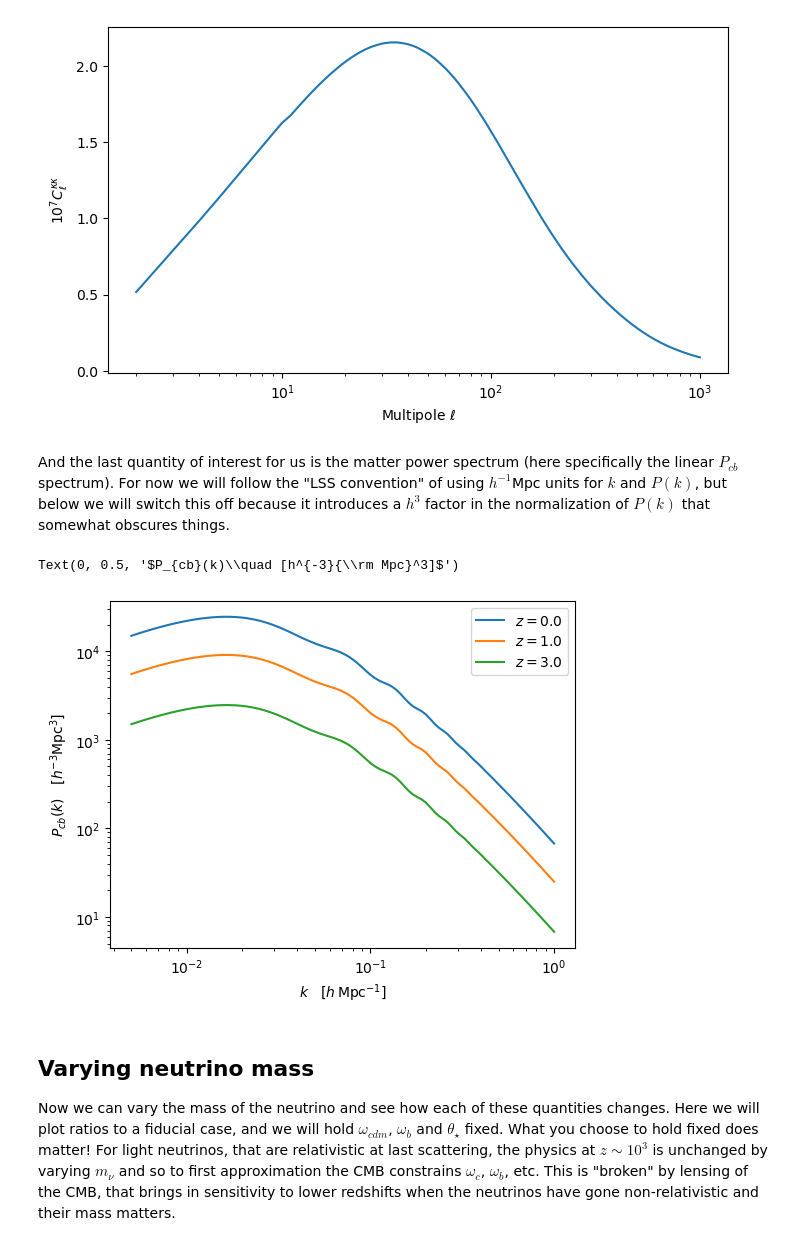
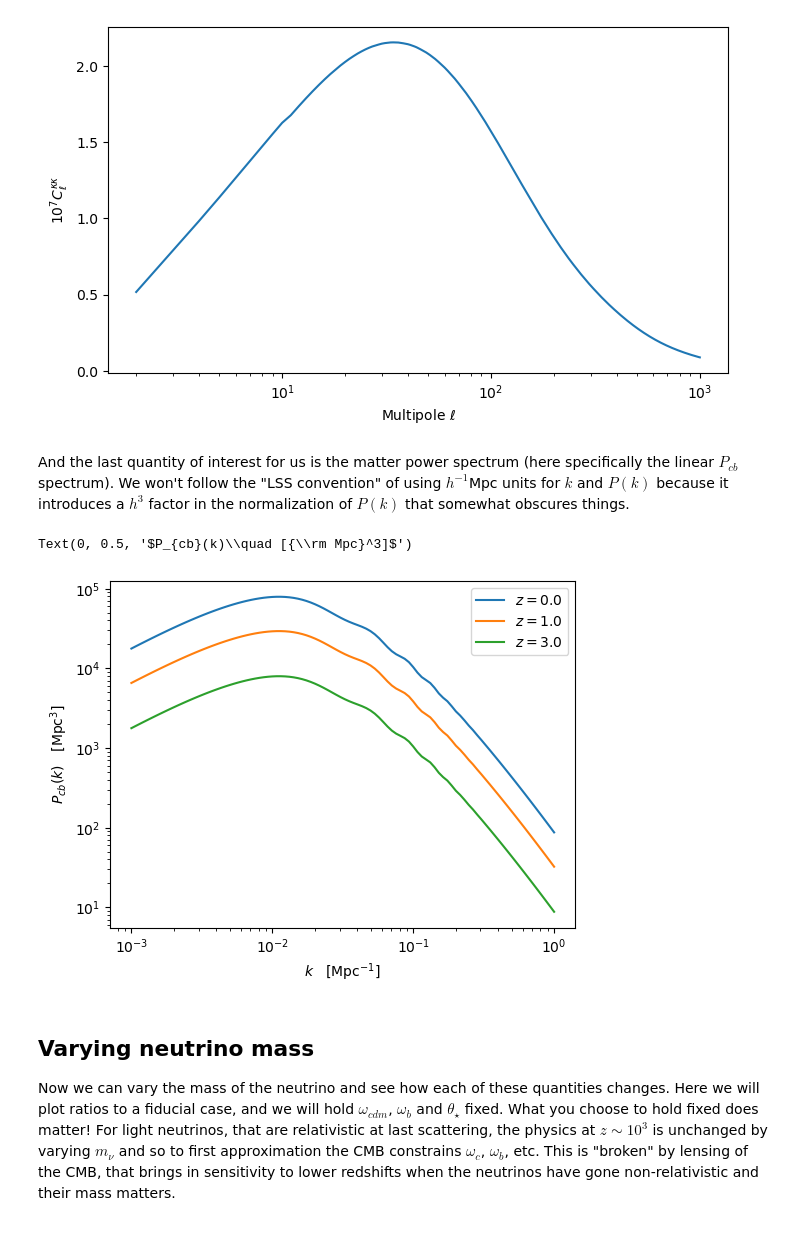
Before and after one commit to martinjameswhite/Notebooks, a Jupyter notebook: physics229/NeutrinoEffects.ipynb, the cells around one changed output. Saved outputs shown, nothing was run; the diff lists cells and outputs as text; code cells hidden in the pictures.

```diff
--- a/physics229/NeutrinoEffects.ipynb
+++ b/physics229/NeutrinoEffects.ipynb
@@ -116,44 +116,44 @@ ax.set_ylabel(r'$10^7 C_\ell^{\kappa\kappa}$')
 Text(0, 0.5, '$10^7 C_\\ell^{\\kappa\\kappa}$')
 [figure]
 # %% [markdown]
-And the last quantity of interest for us is the matter power spectrum (here specifically the linear $P_{cb}$ spectrum).  For now we will follow the "LSS convention" of using $h^{-1}$Mpc units for $k$ and $P(k)$, but below we will switch this off because it introduces a $h^3$ factor in the normalization of $P(k)$ that somewhat obscures things.
+And the last quantity of interest for us is the matter power spectrum (here specifically the linear $P_{cb}$ spectrum).  We won't follow the "LSS convention" of using $h^{-1}$Mpc units for $k$ and $P(k)$ because it introduces a $h^3$ factor in the normalization of $P(k)$ that somewhat obscures things.
 # %%
 # Here's an example plotting the cold dark matter + baryon spectrum
 # for a few different redshifts:
 pkparams = {
     'output': 'mPk',
     'P_k_max_h/Mpc': 5.,
     'z_pk': '0.0,10',
     'A_s': np.exp(3.040)*1e-10,
     'n_s': 0.96824,
     'h': 0.6770,
     'N_ur': 2.0328,
     'N_ncdm': 1,
     'm_ncdm': 0.06,
     'tau_reio': 0.0568,
     'omega_b': 0.022447,
     'omega_cdm': 0.11923}
 #
 pkclass = Class()
 pkclass.set(pkparams)
 pkclass.compute()
 #
-kk = np.geomspace(0.005,1.0,100)
+kk = np.geomspace(0.001,1.0,100)
 #
 fig,ax = plt.subplots(1,1,figsize=(6,4.5))
 for zz in [0.0,1.0,3.0]:
     # If you have the non-linear flag set you can still get the linear version
     # by using pk_cb_lin, but if non-linear is not set this is what you get anyway.
-    pkcb = np.array( [pkclass.pk_cb(k*pkparams['h'],zz)*pkparams['h']**3 for k in kk] )
+    pkcb = np.array( [pkclass.pk_cb(k,zz) for k in kk] )
     ax.plot(kk,pkcb,label="$z={:.1f}$".format(zz))
 ax.legend()
 ax.set_xscale('log')
 ax.set_yscale('log')
-ax.set_xlabel(r'$k\quad [h\,{\rm Mpc}^{-1}]$')
-ax.set_ylabel(r'$P_{cb}(k)\quad [h^{-3}{\rm Mpc}^3]$')
+ax.set_xlabel(r'$k\quad [{\rm Mpc}^{-1}]$')
+ax.set_ylabel(r'$P_{cb}(k)\quad [{\rm Mpc}^3]$')
 # %% [output]
-Text(0, 0.5, '$P_{cb}(k)\\quad [h^{-3}{\\rm Mpc}^3]$')
+Text(0, 0.5, '$P_{cb}(k)\\quad [{\\rm Mpc}^3]$')
-[figure, old version]
+[figure, new version]
 # %% [markdown]
 ## Varying neutrino mass ##
 
```
Also changed, not shown: parts of 2 cells of this notebook.
